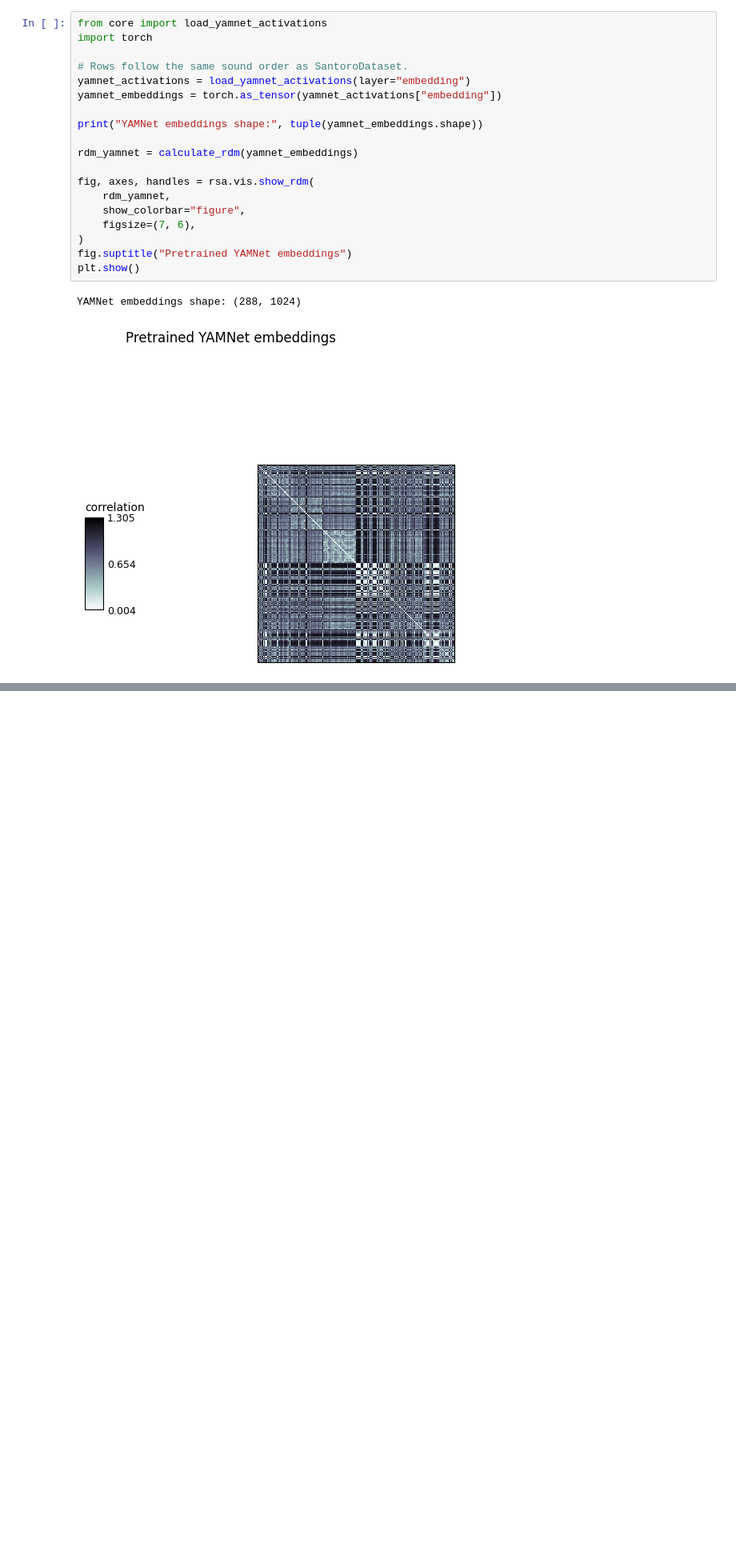
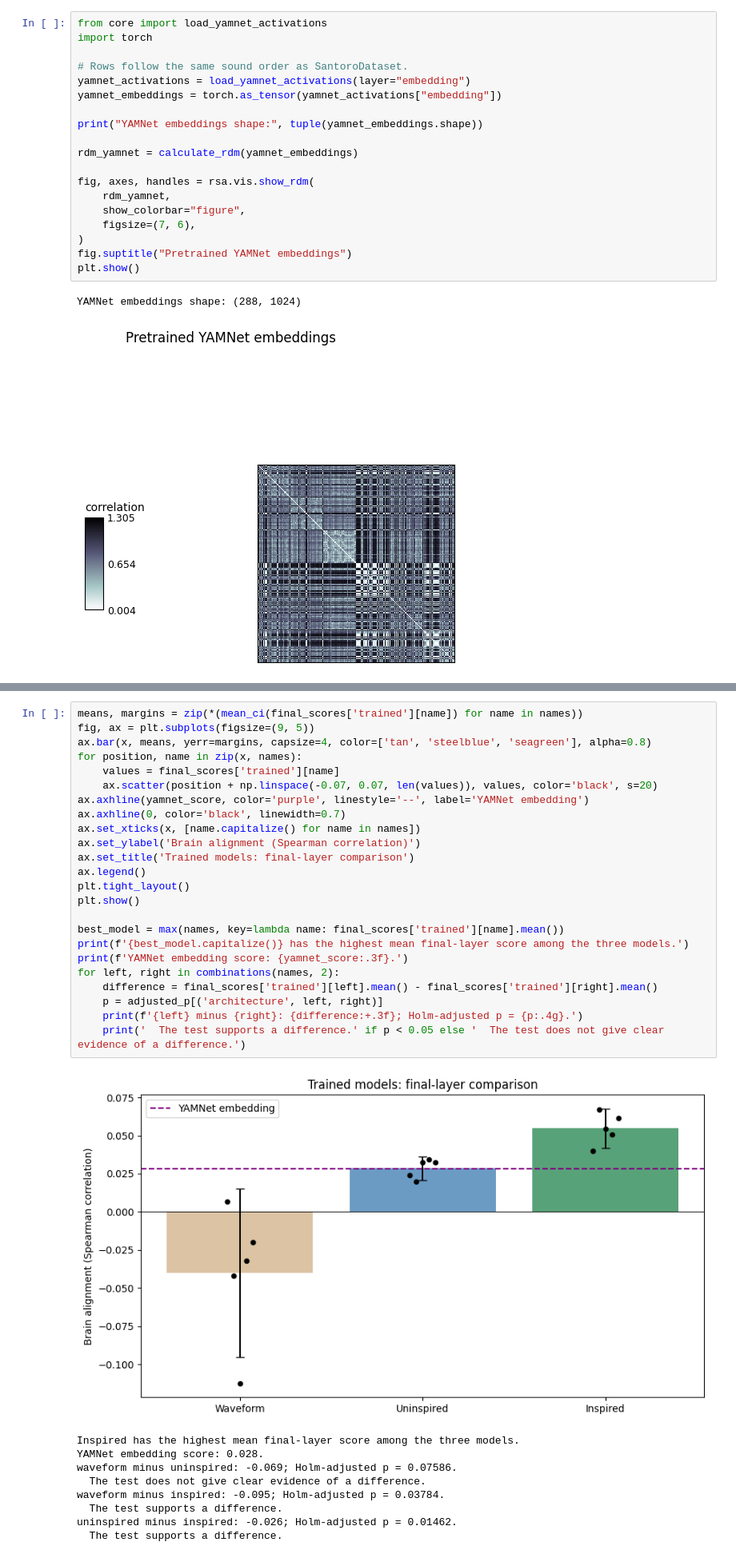
Before and after one commit to Ruczak/MMBS-Group12, a Jupyter notebook: Assignment4/assignment/main.ipynb, the cells around one changed output, grey strips where cells are left out. Shown at 80% size. Cells and saved outputs as stored; diff of their text form; blank space fills up the shorter version.

```diff
--- a/Assignment4/assignment/main.ipynb
+++ b/Assignment4/assignment/main.ipynb
@@ -204,0 +343,34 @@ YAMNet embeddings shape: (288, 1024)
+# %%
+means, margins = zip(*(mean_ci(final_scores['trained'][name]) for name in names))
+fig, ax = plt.subplots(figsize=(9, 5))
+ax.bar(x, means, yerr=margins, capsize=4, color=['tan', 'steelblue', 'seagreen'], alpha=0.8)
+for position, name in zip(x, names):
+    values = final_scores['trained'][name]
+    ax.scatter(position + np.linspace(-0.07, 0.07, len(values)), values, color='black', s=20)
+ax.axhline(yamnet_score, color='purple', linestyle='--', label='YAMNet embedding')
+ax.axhline(0, color='black', linewidth=0.7)
+ax.set_xticks(x, [name.capitalize() for name in names])
+ax.set_ylabel('Brain alignment (Spearman correlation)')
+ax.set_title('Trained models: final-layer comparison')
+ax.legend()
+plt.tight_layout()
+plt.show()
+
+best_model = max(names, key=lambda name: final_scores['trained'][name].mean())
+print(f'{best_model.capitalize()} has the highest mean final-layer score among the three models.')
+print(f'YAMNet embedding score: {yamnet_score:.3f}.')
+for left, right in combinations(names, 2):
+    difference = final_scores['trained'][left].mean() - final_scores['trained'][right].mean()
+    p = adjusted_p[('architecture', left, right)]
+    print(f'{left} minus {right}: {difference:+.3f}; Holm-adjusted p = {p:.4g}.')
+    print('  The test supports a difference.' if p < 0.05 else '  The test does not give clear evidence of a difference.')
+# %% [output]
+[figure, added]
+Inspired has the highest mean final-layer score among the three models.
+YAMNet embedding score: 0.028.
+waveform minus uninspired: -0.069; Holm-adjusted p = 0.07586.
+  The test does not give clear evidence of a difference.
+waveform minus inspired: -0.095; Holm-adjusted p = 0.03784.
+  The test supports a difference.
+uninspired minus inspired: -0.026; Holm-adjusted p = 0.01462.
+  The test supports a difference.
```
Also changed, not shown: parts of 21 cells of this notebook, 2 other files.
